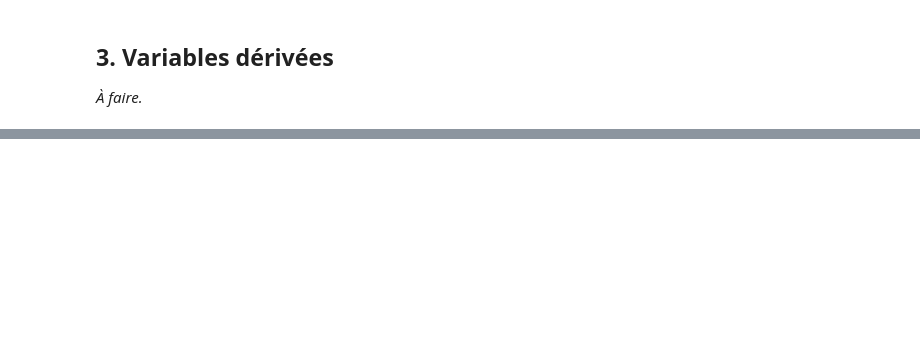
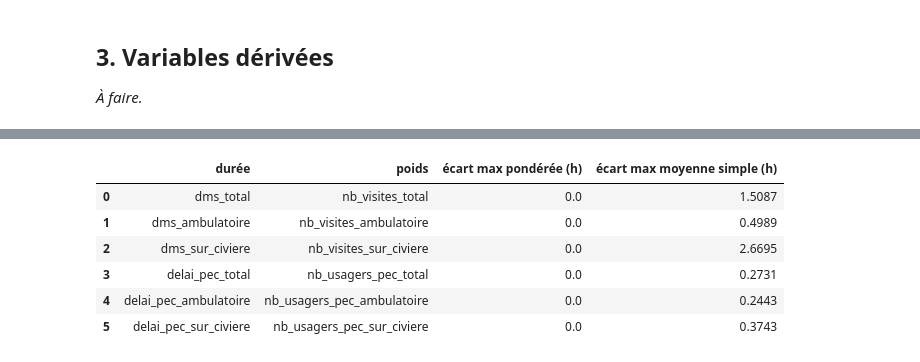
Before and after one commit to Khaled-hamdaoui/Application_python-, a Jupyter notebook: notebooks/01_preparation.ipynb, the cells around one changed output, grey strips where cells are left out. Cells and saved outputs as stored; diff of their text form; code cells hidden in the pictures; blank space fills up the shorter version.

```diff
--- a/notebooks/01_preparation.ipynb
+++ b/notebooks/01_preparation.ipynb
@@ -429,0 +503,13 @@ _À faire après validation en équipe des décisions de `docs/journal_decisions
+# %%
+# D4 : la seule valeur manquante reste vide (aucune imputation)
+print("NaN par colonne :", df.isna().sum()[df.isna().sum() > 0].to_dict())
+print("Visites sur civière sur la ligne concernée :",
+      df.loc[df["dms_sur_civiere"].isna(), ["annee", "nom_installation", "nb_visites_sur_civiere"]].to_dict("records"))
+
+# D5 : aucune valeur atypique retirée ; D6 : durées gardées telles quelles (heures, hypothèse)
+colonnes_duree = [c for c in df.columns if c.startswith(("dms_", "delai_pec_"))]
+print("Colonnes de durée (en heures, hypothèse D6) :", colonnes_duree)
+
+# Ordre de lecture stable : année, région, établissement, installation
+df = df.sort_values(["annee", "rss", "nom_etablissement", "nom_installation"]).reset_index(drop=True)
+print("\nDimensions finales :", df.shape)
@@ -433,0 +565,25 @@ _À faire._
+# %%
+# Les durées ne s'additionnent pas : on vérifie la moyenne pondérée (règle R1, proposée)
+poids = {
+    "dms_total": "nb_visites_total", "dms_ambulatoire": "nb_visites_ambulatoire",
+    "dms_sur_civiere": "nb_visites_sur_civiere", "delai_pec_total": "nb_usagers_pec_total",
+    "delai_pec_ambulatoire": "nb_usagers_pec_ambulatoire", "delai_pec_sur_civiere": "nb_usagers_pec_sur_civiere",
+}
+officiel_durees = df_brut[df_brut["region"].eq("Total provincial")].set_index("annee").sort_index()
+lignes = []
+for duree, w in poids.items():
+    x = df.dropna(subset=[duree])
+    ponderee = (x[duree] * x[w]).groupby(x["annee"]).sum() / x[w].groupby(x["annee"]).sum()
+    simple = x.groupby("annee")[duree].mean()
+    lignes.append({"durée": duree, "poids": w,
+                   "écart max pondérée (h)": (ponderee - officiel_durees[duree]).abs().max(),
+                   "écart max moyenne simple (h)": (simple - officiel_durees[duree]).abs().max()})
+pd.DataFrame(lignes).round(4)
+# %% [output]
+|  | durée | poids | écart max pondérée (h) | écart max moyenne simple (h) |
+| 0 | dms_total | nb_visites_total | 0.0 | 1.5087 |
+| 1 | dms_ambulatoire | nb_visites_ambulatoire | 0.0 | 0.4989 |
+| 2 | dms_sur_civiere | nb_visites_sur_civiere | 0.0 | 2.6695 |
+| 3 | delai_pec_total | nb_usagers_pec_total | 0.0 | 0.2731 |
+| 4 | delai_pec_ambulatoire | nb_usagers_pec_ambulatoire | 0.0 | 0.2443 |
+| 5 | delai_pec_sur_civiere | nb_usagers_pec_sur_civiere | 0.0 | 0.3743 |
```
Also changed, not shown: parts of 22 cells of this notebook, 3 other files.
